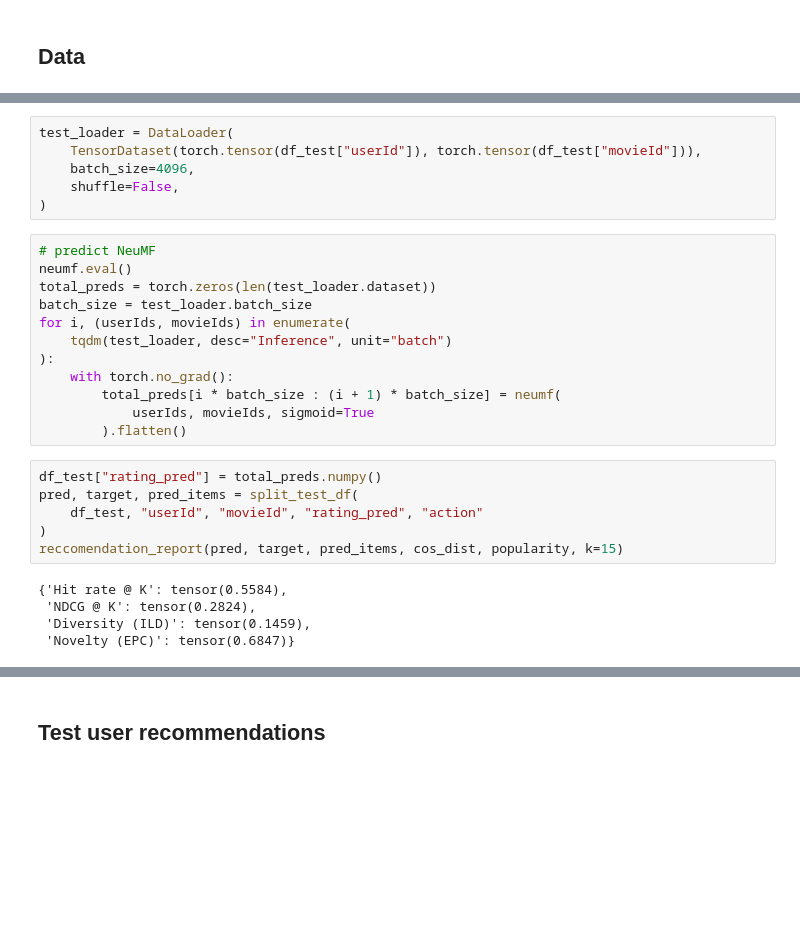
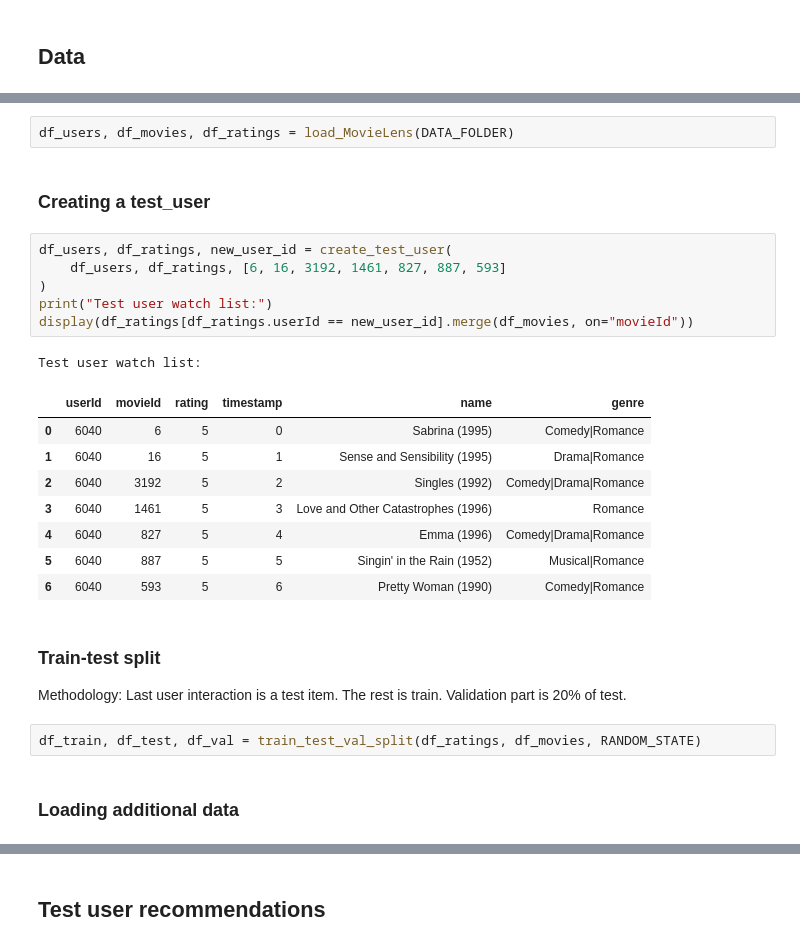
Before and after one commit to galuzina-k/RecSys_thesis, a Jupyter notebook: RecSys/notebooks/NCF.ipynb, the cells around one changed output, grey strips where cells are left out. Cells and saved outputs as stored; diff of their text form; blank space fills up the shorter version.

Commit message:
NCF, NEUMF notebooks refactored

```diff
--- a/RecSys/notebooks/NCF.ipynb
+++ b/RecSys/notebooks/NCF.ipynb
@@ -331,29 +41,27 @@ Train loss 0.35179
-# %%
-test_loader = DataLoader(
-    TensorDataset(torch.tensor(df_test["userId"]), torch.tensor(df_test["movieId"])),
-    batch_size=4096,
-    shuffle=False,
-)
-# %%
-# predict NeuMF
-neumf.eval()
-total_preds = torch.zeros(len(test_loader.dataset))
-batch_size = test_loader.batch_size
-for i, (userIds, movieIds) in enumerate(
-    tqdm(test_loader, desc="Inference", unit="batch")
-):
-    with torch.no_grad():
-        total_preds[i * batch_size : (i + 1) * batch_size] = neumf(
-            userIds, movieIds, sigmoid=True
-        ).flatten()
-# %%
-df_test["rating_pred"] = total_preds.numpy()
-pred, target, pred_items = split_test_df(
-    df_test, "userId", "movieId", "rating_pred", "action"
-)
-reccomendation_report(pred, target, pred_items, cos_dist, popularity, k=15)
-# %% [output]
-{'Hit rate @ K': tensor(0.5584),
- 'NDCG @ K': tensor(0.2824),
- 'Diversity (ILD)': tensor(0.1459),
- 'Novelty (EPC)': tensor(0.6847)}
+# %%
+df_users, df_movies, df_ratings = load_MovieLens(DATA_FOLDER)
+# %% [markdown]
+### Creating a test_user
+# %%
+df_users, df_ratings, new_user_id = create_test_user(
+    df_users, df_ratings, [6, 16, 3192, 1461, 827, 887, 593]
+)
+print("Test user watch list:")
+display(df_ratings[df_ratings.userId == new_user_id].merge(df_movies, on="movieId"))
+# %% [output]
+Test user watch list:
+|  | userId | movieId | rating | timestamp | name | genre |
+| 0 | 6040 | 6 | 5 | 0 | Sabrina (1995) | Comedy|Romance |
+| 1 | 6040 | 16 | 5 | 1 | Sense and Sensibility (1995) | Drama|Romance |
+| 2 | 6040 | 3192 | 5 | 2 | Singles (1992) | Comedy|Drama|Romance |
+| 3 | 6040 | 1461 | 5 | 3 | Love and Other Catastrophes (1996) | Romance |
+| 4 | 6040 | 827 | 5 | 4 | Emma (1996) | Comedy|Drama|Romance |
+| 5 | 6040 | 887 | 5 | 5 | Singin' in the Rain (1952) | Musical|Romance |
+| 6 | 6040 | 593 | 5 | 6 | Pretty Woman (1990) | Comedy|Romance |
+# %% [markdown]
+### Train-test split
+Methodology: Last user interaction is a test item. The rest is train. Validation part is 20% of test.
+# %%
+df_train, df_test, df_val = train_test_val_split(df_ratings, df_movies, RANDOM_STATE)
+# %% [markdown]
+### Loading additional data
```
Also changed, not shown: parts of 38 cells of this notebook, 4 other files.
